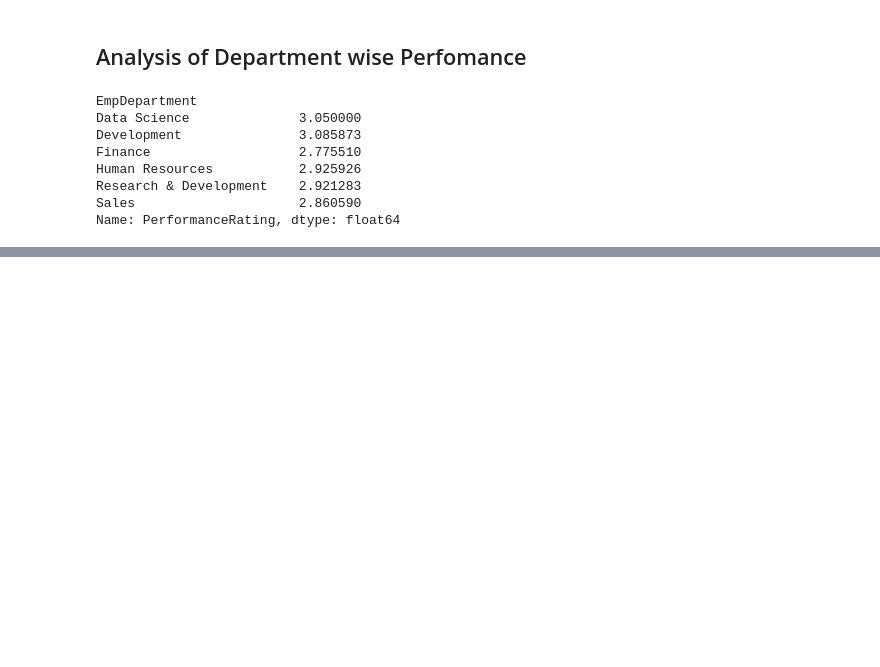
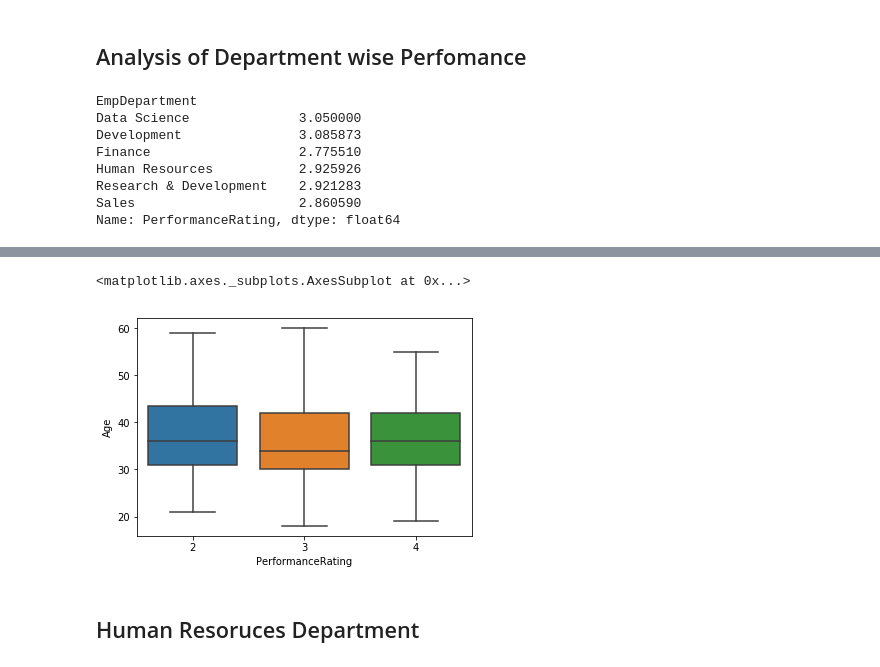
Before and after one commit to isankha007/ML-Project, a Jupyter notebook: Sankhadeep_project/Source Code/Visualization/Visualization.ipynb, the cells around one changed output, grey strips where cells are left out. Cells and saved outputs as stored; diff of their text form; code cells hidden in the pictures; blank space fills up the shorter version.

```diff
--- a/Sankhadeep_project/Source Code/Visualization/Visualization.ipynb
+++ b/Sankhadeep_project/Source Code/Visualization/Visualization.ipynb
@@ -67,0 +208,7 @@ plt.show()
+# %%
+sns.boxplot(sales['PerformanceRating'], sales['Age'])
+# %% [output]
+<matplotlib.axes._subplots.AxesSubplot at 0x...>
+[figure, added]
+# %% [markdown]
+## Human Resoruces Department
```
Also changed, not shown: parts of 17 cells of this notebook, 1 other file.
